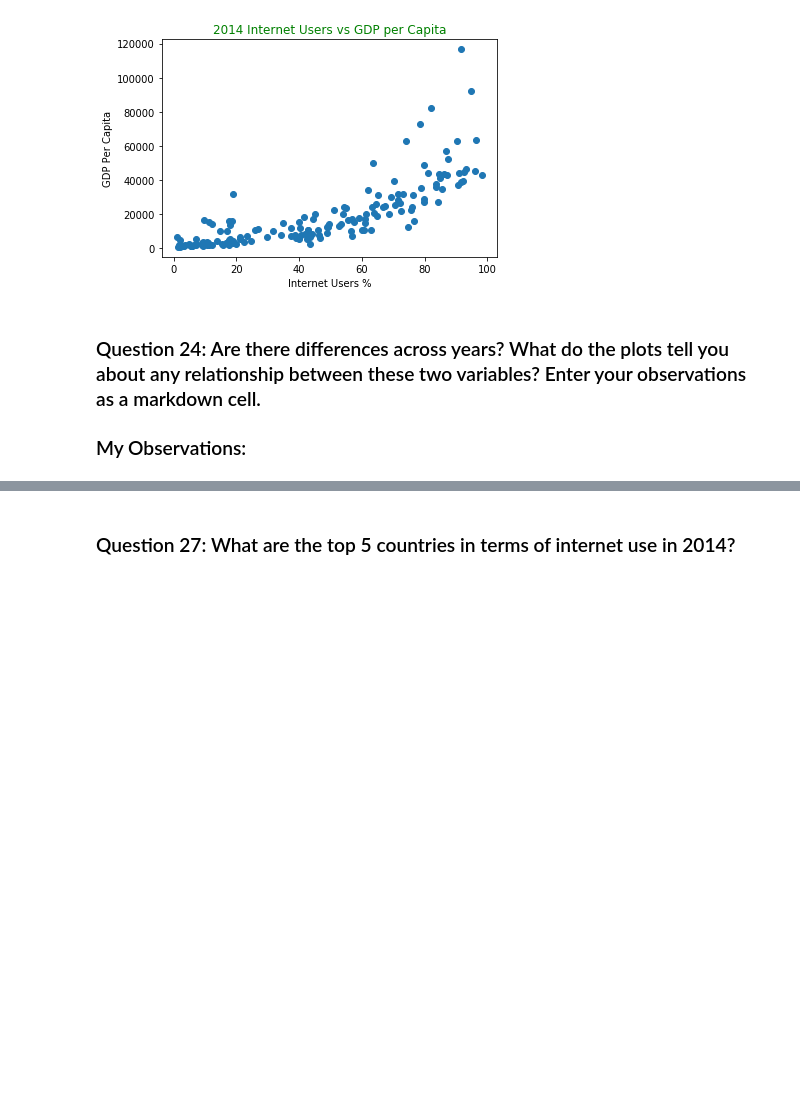
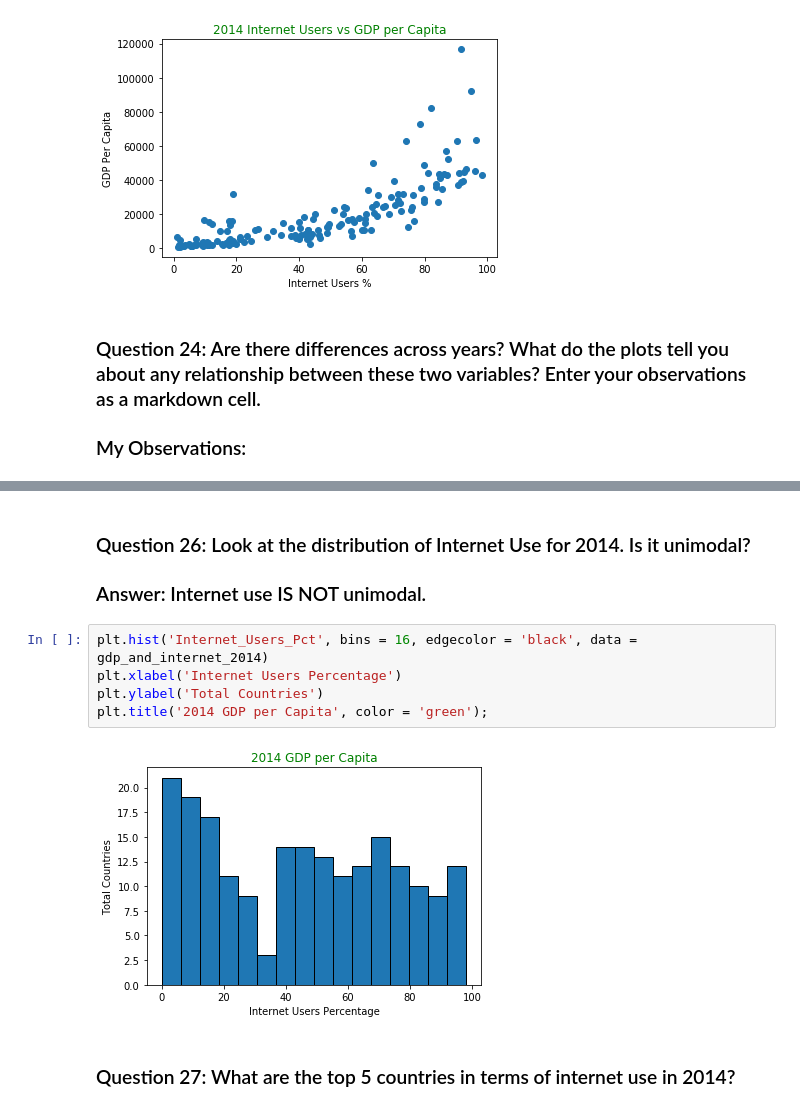
Before and after one commit to CatSchmalzer/gdp-and-internet, a Jupyter notebook: notebooks/un_data_explore.ipynb, the cells around one changed output, grey strips where cells are left out. Saved outputs shown, nothing was run; the diff lists cells and outputs as text; blank space fills up the shorter version.

```diff
--- a/notebooks/un_data_explore.ipynb
+++ b/notebooks/un_data_explore.ipynb
@@ -344,3 +350,13 @@ plt.title('2014 Internet Users vs GDP per Capita', color = 'green');
+# %% [markdown]
+### Question 26: Look at the distribution of Internet Use for 2014. Is it unimodal?
+### Answer: Internet use IS NOT unimodal.
+# %%
+plt.hist('Internet_Users_Pct', bins = 16, edgecolor = 'black', data = gdp_and_internet_2014)
+plt.xlabel('Internet Users Percentage')
+plt.ylabel('Total Countries')
+plt.title('2014 GDP per Capita', color = 'green');
+# %% [output]
+[figure, added]
 # %% [markdown]
 ### Question 27: What are the top 5 countries in terms of internet use in 2014?
 # %%
```
Also changed, not shown: parts of 16 cells of this notebook.
